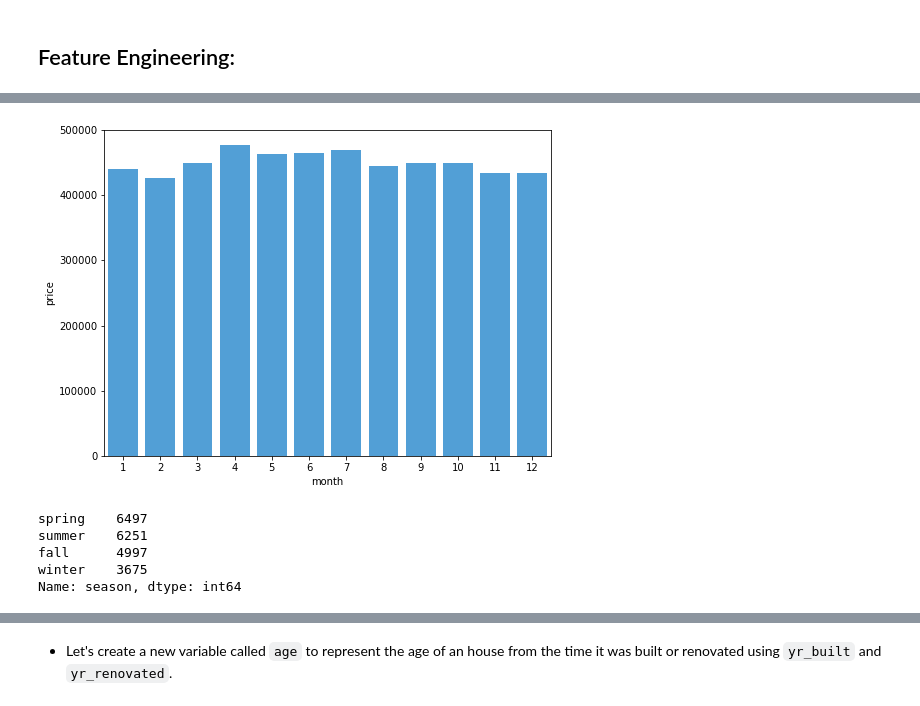
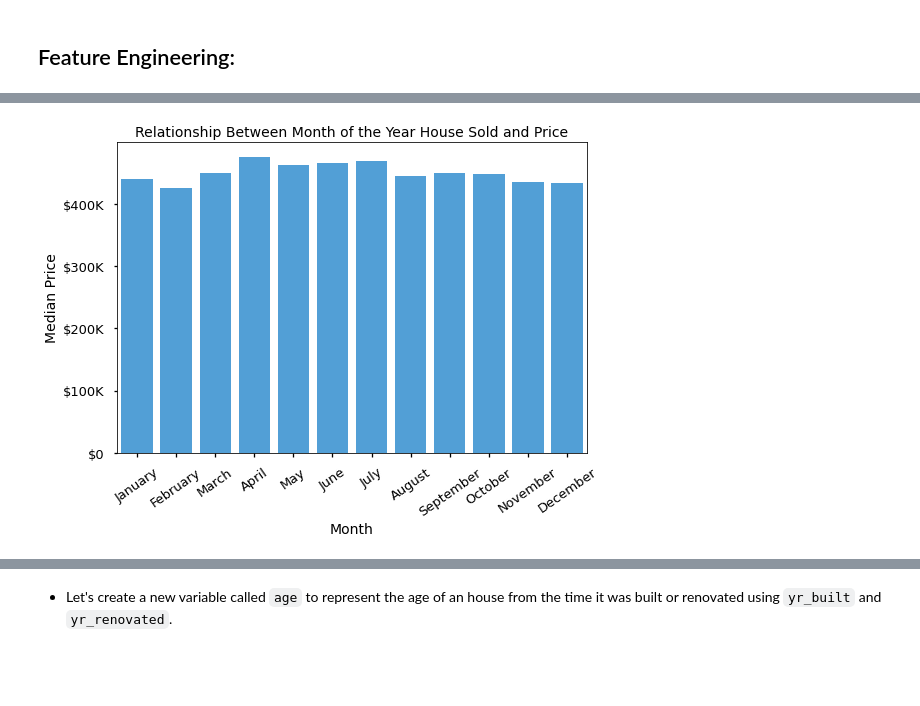
Before and after one commit to erdemiraysu/KingCounty_House_Sales_Regression, a Jupyter notebook: student.ipynb, the cells around one changed output, grey strips where cells are left out. Cells and saved outputs as stored; diff of their text form; code cells hidden in the pictures; blank space fills up the shorter version.

```diff
--- a/student.ipynb
+++ b/student.ipynb
@@ -387,6 +428,3 @@ df_fixed['sqft_basement'] = pd.to_numeric(df_fixed['sqft_basement'])
 df_fixed['sqft_basement'].dtype
 # %% [output]
 dtype('float64')
-# %%
-df_fixed['sqft_above'] = pd.to_numeric(df_fixed['sqft_above'])
-df_fixed['sqft_above'].dtype
@@ -402,0 +500,4 @@ df_new.drop(columns=['id'], inplace = True, axis=1)
+# %%
+with plt.style.context('seaborn-talk'):
+    fig, ax  = plt.subplots(figsize=(14, 4))
+    sns.boxplot(x = df_new['price'], ax=ax);
@@ -402,0 +526,4 @@ df_new.drop(columns=['id'], inplace = True, axis=1)
+# %%
+with plt.style.context('seaborn-talk'):
+    fig, ax  = plt.subplots(figsize=(15, 5))
+    sns.boxplot(x = df_new['price'], ax=ax)
@@ -402,0 +570,4 @@ df_new.drop(columns=['id'], inplace = True, axis=1)
+# %%
+dic = {1:0, 2:1 ,3:1 ,4:1 ,5:1}
+df_new['has_view'] = df_new['view'].map(dic)
+df_new['has_view'].value_counts()
@@ -409,8 +604,19 @@ df_new.drop(columns=['date'], inplace = True, axis=1)
 # %%
-mean_month = pd.DataFrame(df_new.groupby('month')['price'].median())  # because price is skewed
-base_color = sns.color_palette("husl", 9)[6]
+mean_month = pd.DataFrame(df_new.groupby('month')['price'].median())  # median because price is skewed
 
-fig, ax = plt.subplots(figsize=(8, 6))
-sns.barplot(x = mean_month.index, y= mean_month['price'], ax=ax, color = base_color);
+with plt.style.context('seaborn-talk'):
+    base_color = sns.color_palette("husl", 9)[6]
+    fig, ax  = plt.subplots(figsize=(8, 6))
+    sns.barplot(x = mean_month.index, y= mean_month['price'], ax=ax, color = base_color)
+    ax.set_xticklabels(labels=['January', 'February', 'March', 'April',
+                               'May', 'June', 'July', 'August',
+                              'September', 'October', 'November', 'December'], rotation = 35)
+    ax.yaxis.set_major_formatter(formatter)
+    ax.set_title('Relationship Between Month of the Year House Sold and Price',fontsize=14)
+    ax.set_xlabel("Month",fontsize=14)
+    ax.set_ylabel("Median Price",fontsize=14)
+    fig.tight_layout();
+
+    fig.savefig('./images/month_price-relationship.png', dpi=300);
 # %% [output]
-[figure, old version]
+[figure, new version]
@@ -422,8 +622,0 @@ df_new['season'] = df_new['month'].map(season)
-# %%
-df_new['season'].value_counts()
-# %% [output]
-spring    6497
-summer    6251
-fall      4997
-winter    3675
-Name: season, dtype: int64
```
Also changed, not shown: parts of 262 cells of this notebook.
